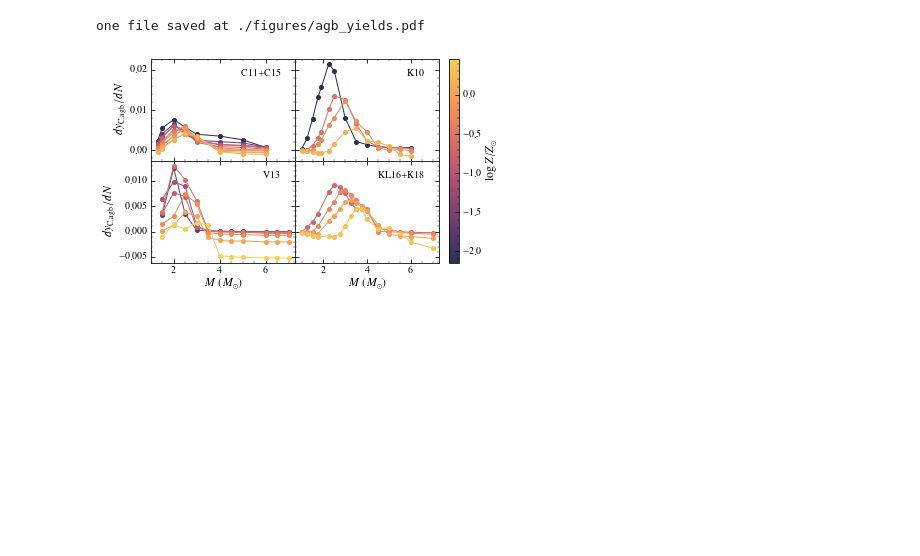
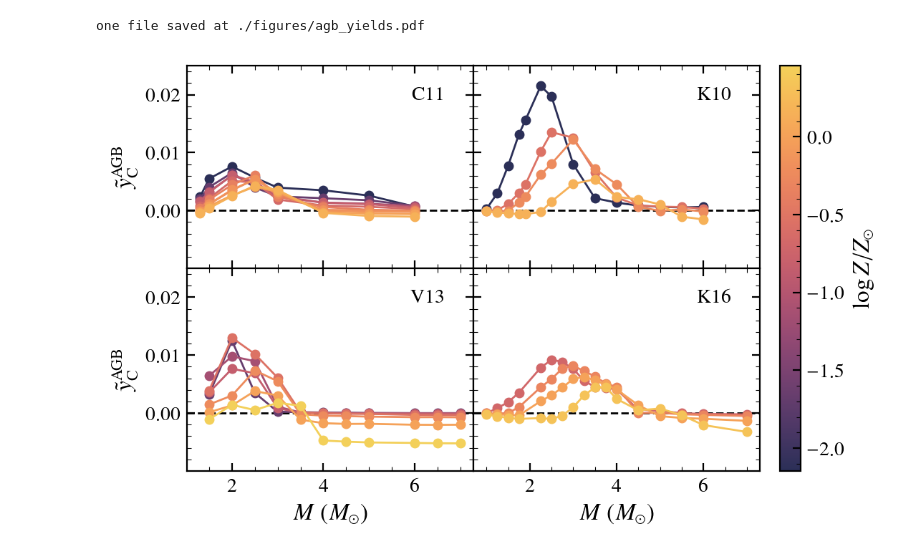
Before and after one commit to aeyobd/surp, a Jupyter notebook: thesis/arya_test.ipynb, the cells around one changed output. Drawn from its saved outputs; the diff is of its cells as text; code cells hidden in the pictures; blank space fills up the shorter version.

Commit message:
new models and plots

```diff
--- a/thesis/arya_test.ipynb
+++ b/thesis/arya_test.ipynb
@@ -10,6 +10,7 @@ import vice
 # from surp.src.analysis import plotting_utils as pluto
 from surp.src.analysis.apogee_analysis import subgiants
 import arya
+plt.rcParams["figure.dpi"] = 200
 # %%
 width = 4
 ϕ = np.sqrt(2)
@@ -87,7 +88,7 @@ mpp = mpl.cm.ScalarMappable(norm, cmap)
 ma = mpp.to_rgba
 
 AGB_MODELS = ["cristallo11", "karakas10", "ventura13", "karakas16"]
-AGB_LABELS = ["C11+C15", "K10", "V13", "KL16+K18"]
+AGB_LABELS = ["C11", "K10", "V13", "K16"]
 
 # plt.rc('xtick.minor', visible=False)
 
@@ -112,19 +115,22 @@ def plot_c_table(study = "cristallo11", sp=None, label=None):
 # %%
 jp = arya.JoinPlot(2, 2, size=(width, height))
 
 for i in range(4):
     sp = jp.children[i//2][i%2]
     sp.x.label = r"$M\ (M_{\odot})$"
-    sp.y.label = r"$dy_{\rm C, agb}/dN$"
+    sp.y.label = r"$\tilde{y}_{\rm C}^{\rm AGB}$"
     study = AGB_MODELS[i]
     label = AGB_LABELS[i]
     plot_c_table(study=study, sp=sp, label=label)
+    sp.mpl_ax.axhline(0, color="k", ls="--", zorder=-3)
+    sp.y.lim = (-0.01, 0.025)
+    sp.mpl_ax.set_yticks((0, 0.01, 0.02))
 
 c = arya.Colorbar(subplot=jp, mappable = mpp, row=1, col=2, width=arya.Length(height*0.05))
 c.ax.label = "$\log Z/Z_{\odot}$"
 
 sp.save("agb_yields.pdf")
 # %% [output]
 one file saved at ./figures/agb_yields.pdf
-[figure, old version]
+[figure, new version]
 # %%
```
Also changed, not shown: parts of 14 cells of this notebook, 26 other files.
